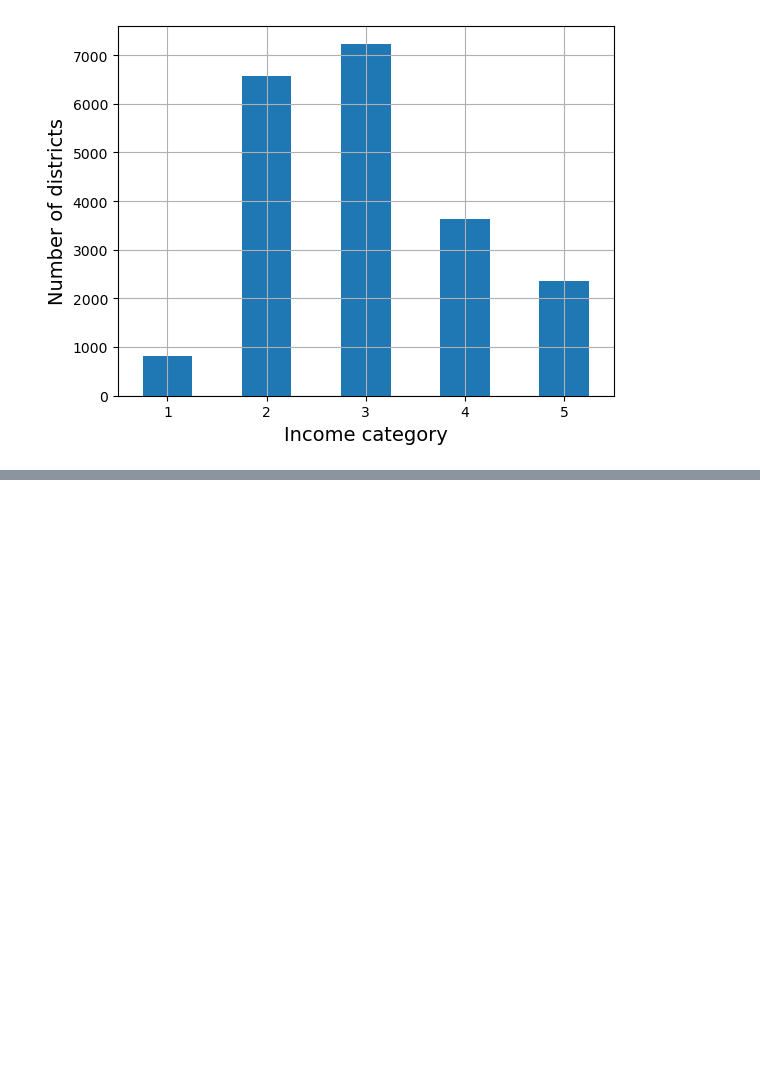
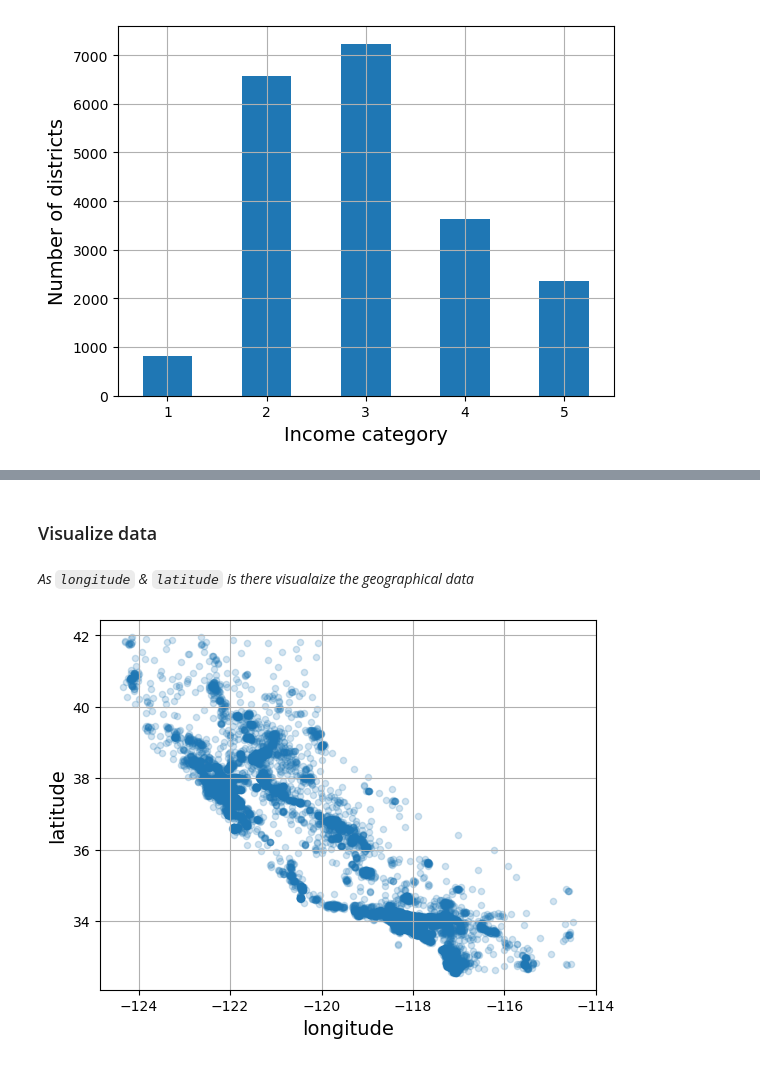
Before and after one commit to rosmalai/HANDS-ON-ML, a Jupyter notebook: Chapter 2/housing price prediction/main.ipynb, the cells around one changed output, grey strips where cells are left out. Saved outputs shown, nothing was run; the diff lists cells and outputs as text; code cells hidden in the pictures; blank space fills up the shorter version.

```diff
--- a/Chapter 2/housing price prediction/main.ipynb
+++ b/Chapter 2/housing price prediction/main.ipynb
@@ -199,0 +223,2 @@ strat_split = []
+# %%
+strat_train_set, strat_test_set = train_test_split(housing_full, test_size=0.2, stratify=housing_full["income_cat"], random_state=42)
@@ -199,0 +245,11 @@ strat_split = []
+# %% [markdown]
+### Visualize data
+# %%
+housing = strat_train_set.copy()
+# %% [markdown]
+*As `longitude` & `latitude` is there visualaize the geographical data*
+# %%
+housing.plot(kind='scatter', x='longitude', y='latitude', grid=True, alpha=0.2) # alpha =0.2 help visualize the data
+plt.show()
+# %% [output]
+[figure, added]
```
Also changed, not shown: parts of 83 cells of this notebook.
